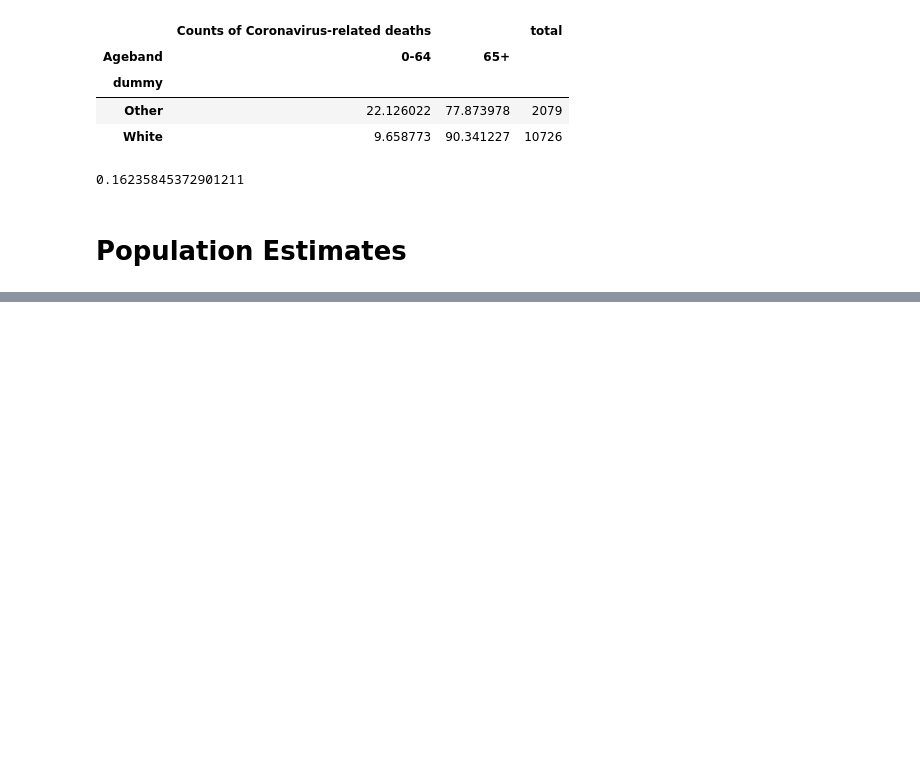
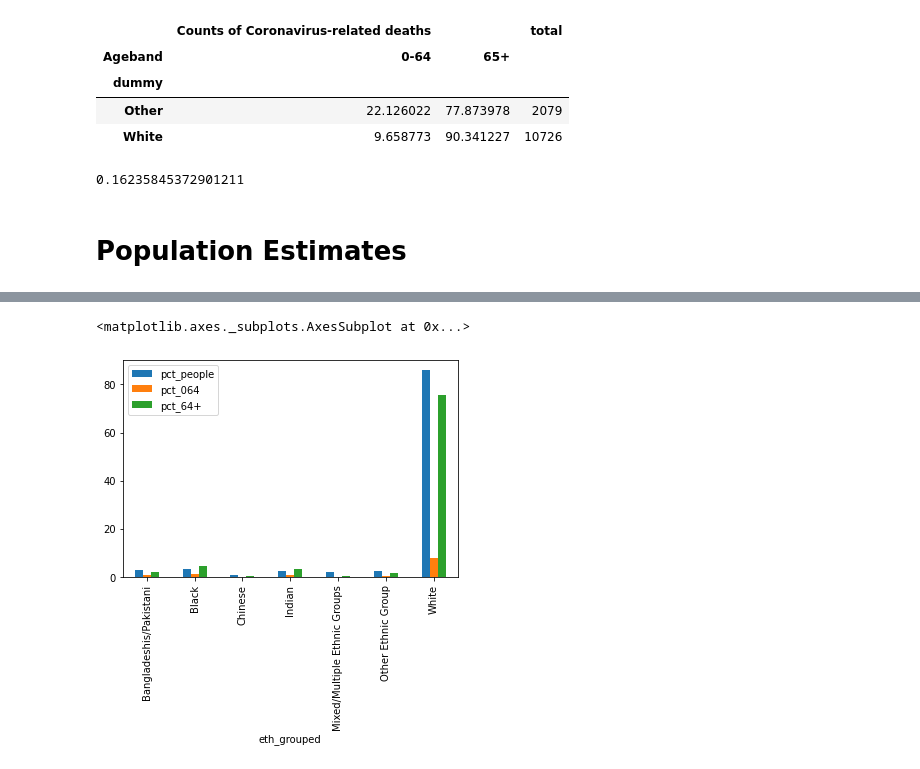
Before and after one commit to Quotennial/covid_bame, a Jupyter notebook: notebooks/simpsons_paradox.ipynb, the cells around one changed output, grey strips where cells are left out. Saved outputs shown, nothing was run; the diff lists cells and outputs as text; code cells hidden in the pictures; blank space fills up the shorter version.

```diff
--- a/notebooks/simpsons_paradox.ipynb
+++ b/notebooks/simpsons_paradox.ipynb
@@ -159,0 +247,6 @@ ethnic_df.drop(columns=["Geography_name", "Denominator"]).sum().plot.pie()
+# %%
+plot_df.drop(columns = ["count_people", "count_deaths", "count_064", "count_64+",
+                       "pct_deaths"]).plot(kind='bar')
+# %% [output]
+<matplotlib.axes._subplots.AxesSubplot at 0x...>
+[figure, added]
```
Also changed, not shown: parts of 19 cells of this notebook.
